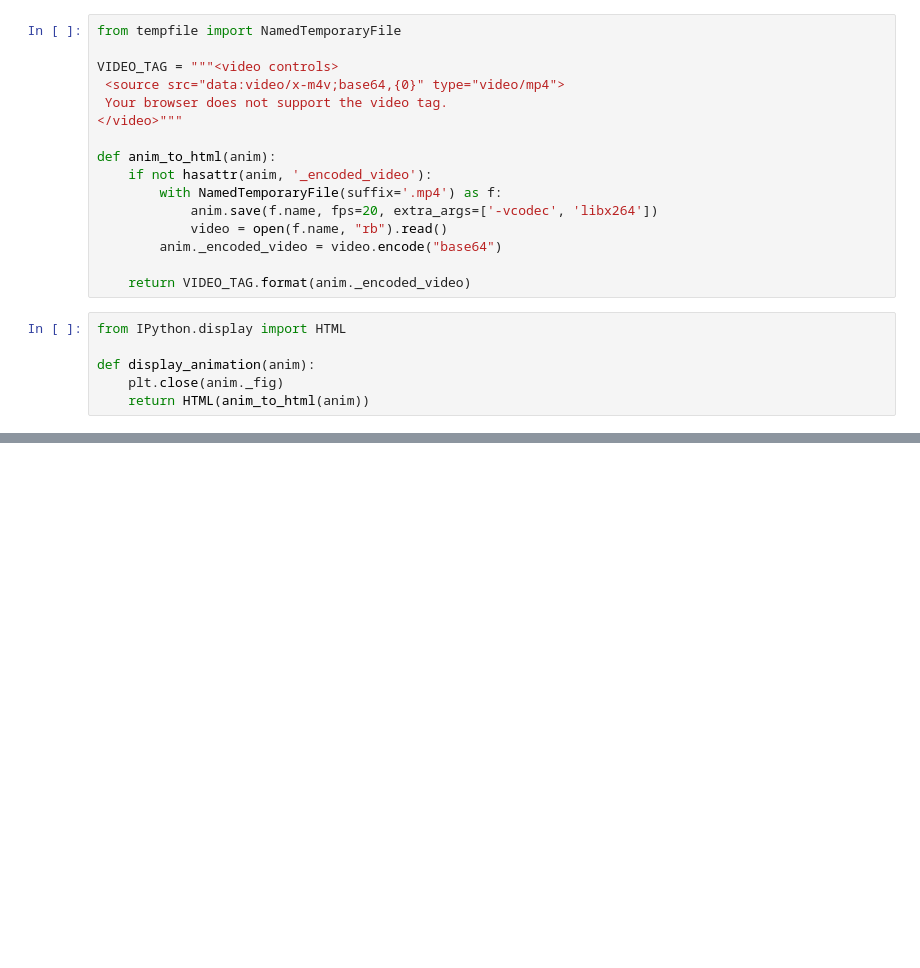
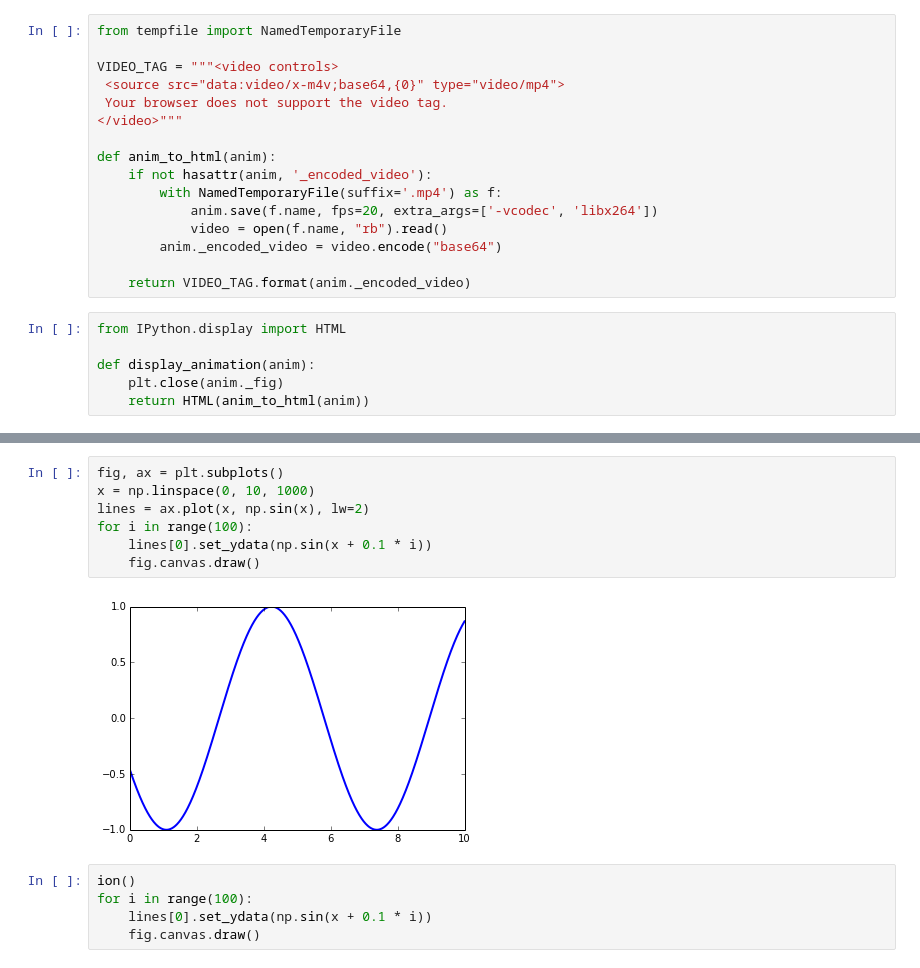
Before and after one commit to dunovank/pynb, a Jupyter notebook: SS/Untitled0.ipynb, the cells around one changed output, grey strips where cells are left out. Drawn from its saved outputs; the diff is of its cells as text; blank space fills up the shorter version.

```diff
--- a/SS/Untitled0.ipynb
+++ b/SS/Untitled0.ipynb
@@ -82,0 +136,14 @@ def display_animation(anim):
+# %%
+fig, ax = plt.subplots()
+x = np.linspace(0, 10, 1000)
+lines = ax.plot(x, np.sin(x), lw=2)
+for i in range(100):
+    lines[0].set_ydata(np.sin(x + 0.1 * i))
+    fig.canvas.draw()
+# %% [output]
+[figure, added]
+# %%
+ion()
+for i in range(100):
+    lines[0].set_ydata(np.sin(x + 0.1 * i))
+    fig.canvas.draw()
```
Also changed, not shown: parts of 17 cells of this notebook, 1 other file.
